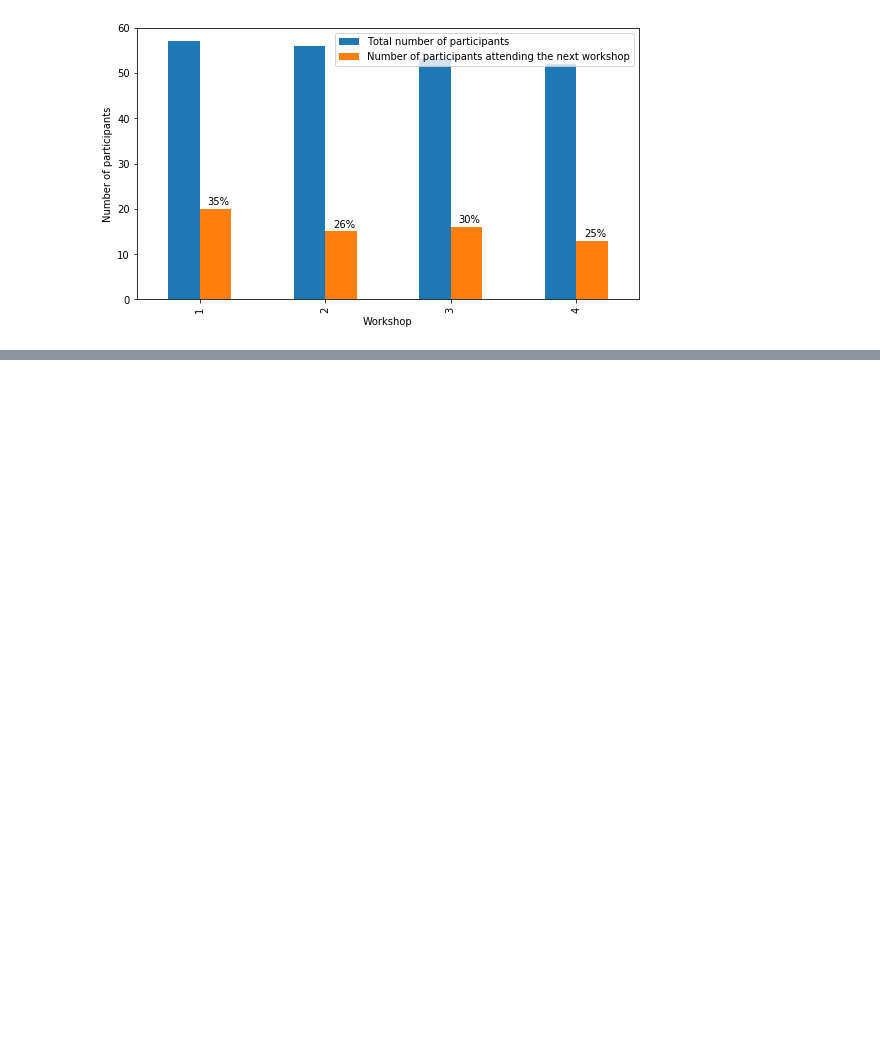
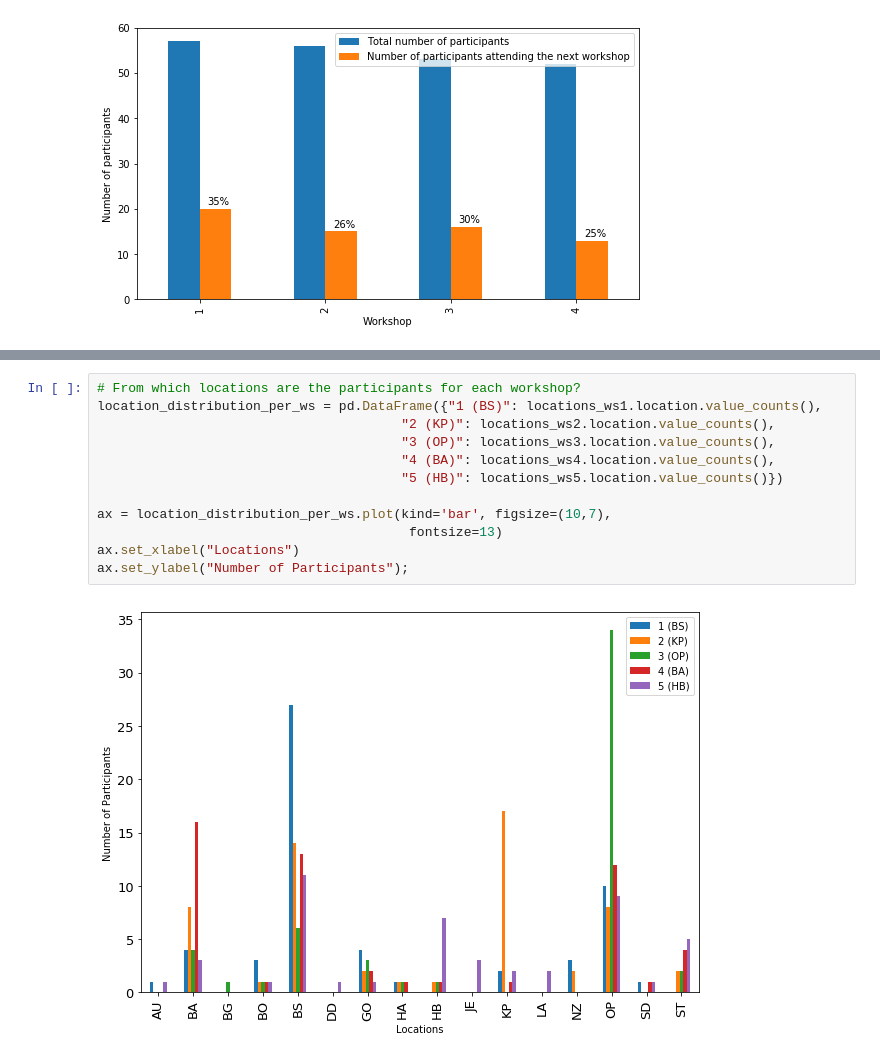
Before and after one commit to DLR-SC/analysis-dlr-se-waws, a Jupyter notebook: analysis.ipynb, the cells around one changed output, grey strips where cells are left out. Cells and saved outputs as stored; diff of their text form; blank space fills up the shorter version.

```diff
--- a/analysis.ipynb
+++ b/analysis.ipynb
@@ -193,0 +229,14 @@ for index, (left, right) in enumerate(make_pairs):
+# %%
+# From which locations are the participants for each workshop?
+location_distribution_per_ws = pd.DataFrame({"1 (BS)": locations_ws1.location.value_counts(),
+                                       "2 (KP)": locations_ws2.location.value_counts(),
+                                       "3 (OP)": locations_ws3.location.value_counts(),
+                                       "4 (BA)": locations_ws4.location.value_counts(),
+                                       "5 (HB)": locations_ws5.location.value_counts()})
+
+ax = location_distribution_per_ws.plot(kind='bar', figsize=(10,7),
+                                        fontsize=13)
+ax.set_xlabel("Locations")
+ax.set_ylabel("Number of Participants");
+# %% [output]
+[figure, added]
```
Also changed, not shown: parts of 7 cells of this notebook.
